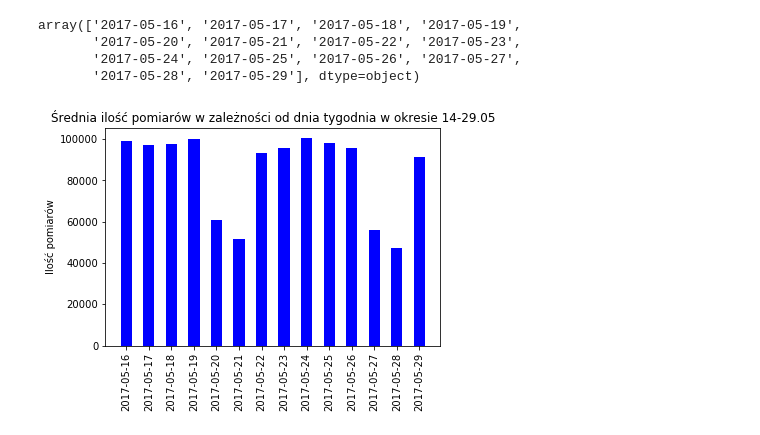
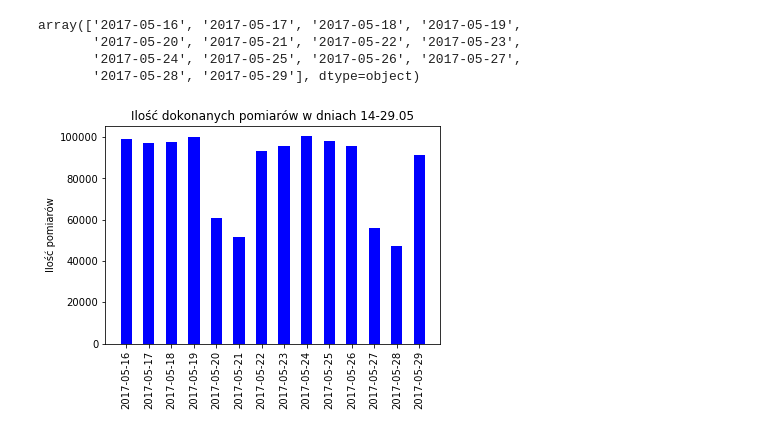
Before and after one commit to lukemuszynski/pd4python, a Jupyter notebook: Dane srednie.ipynb, the cells around one changed output. Saved outputs shown, nothing was run; the diff lists cells and outputs as text; code cells hidden in the pictures.

```diff
--- a/Dane srednie.ipynb
+++ b/Dane srednie.ipynb
@@ -143,15 +143,15 @@ array(['2017-05-16', '2017-05-17', '2017-05-18', '2017-05-19',
 # %%
 ind = np.arange(len(unique_dates))
 width = 0.5       # the width of the bars
 fig, ax = plt.subplots()
 rects1 = ax.bar(ind, counter_per_date, width, color='b')
 
 ax.set_xticklabels(tuple(unique_dates),rotation='vertical')
 ax.set_ylabel('Ilość pomiarów')
-ax.set_title('Średnia ilość pomiarów w zależności od dnia tygodnia w okresie 14-29.05')
+ax.set_title('Ilość dokonanych pomiarów w dniach 14-29.05')
 ax.set_xticks(ind)
 plt.show()
 # %% [output]
-[figure, old version]
+[figure, new version]
 # %%
 N = 7
```
Also changed, not shown: parts of 19 cells of this notebook, 3 other files.
